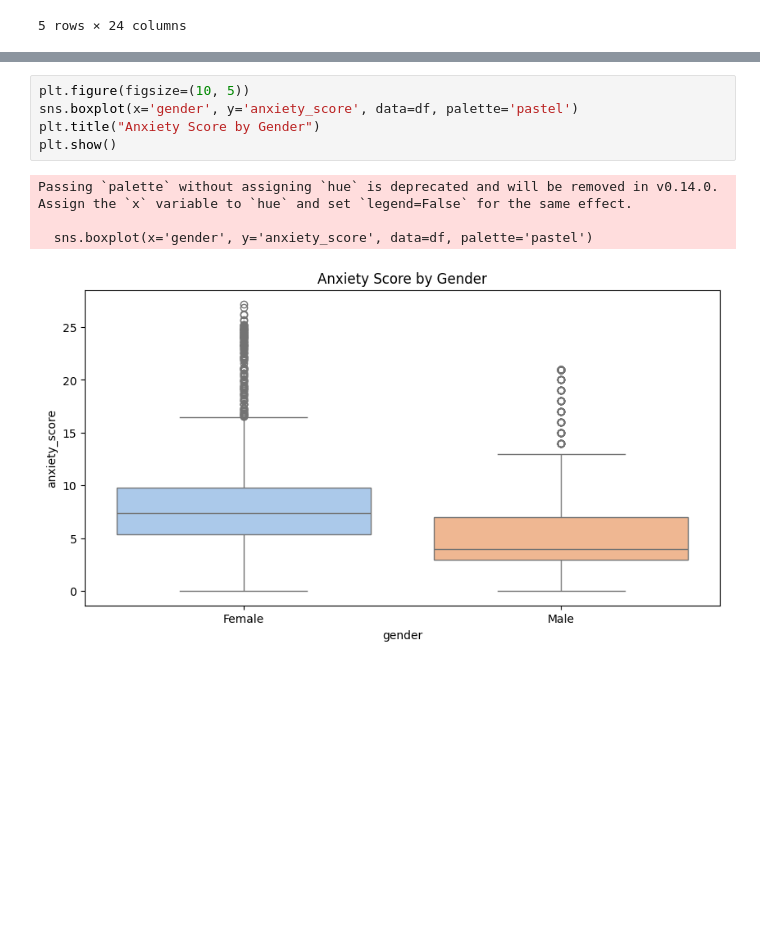
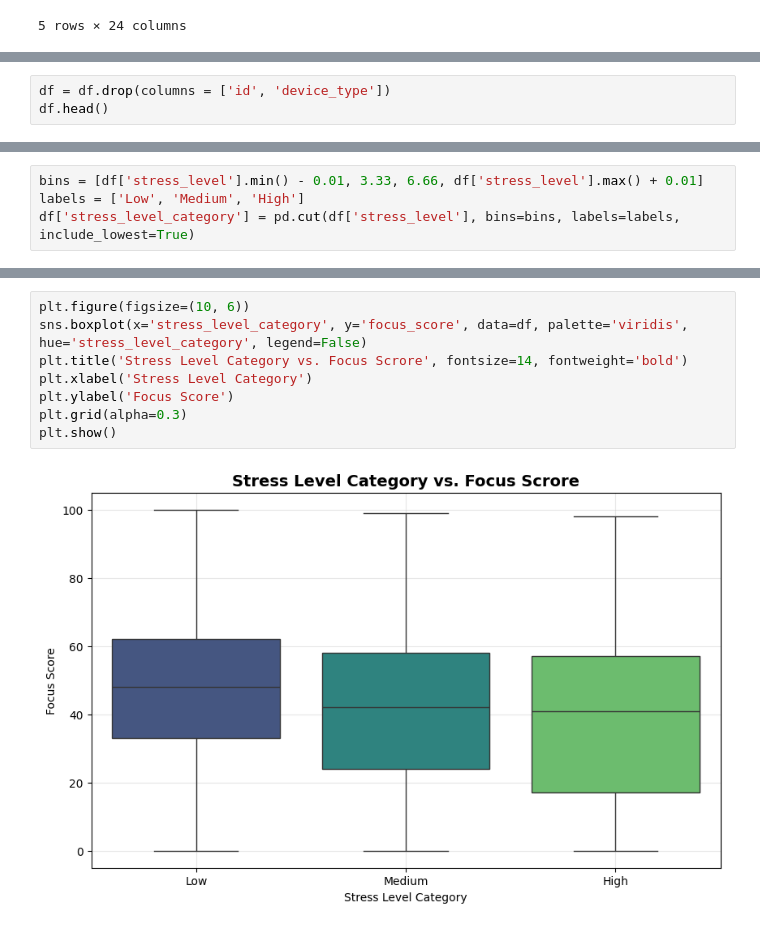
Before and after one commit to Abash05/Kaggle-Team-1---Digital-Habits-and-Mental-Health, a Jupyter notebook: DigitalUseAndMentalHealth.ipynb, the cells around one changed output, grey strips where cells are left out. Saved outputs shown, nothing was run; the diff lists cells and outputs as text; blank space fills up the shorter version.

Commit message:
Revert "Aidan anxiety"

```diff
--- a/DigitalUseAndMentalHealth.ipynb
+++ b/DigitalUseAndMentalHealth.ipynb
@@ -33,0 +103,3 @@ Dataset shape: (3500, 24)
+# %%
+df = df.drop(columns = ['id', 'device_type'])
+df.head()
@@ -43,0 +262,4 @@ plt.show()
+# %%
+bins = [df['stress_level'].min() - 0.01, 3.33, 6.66, df['stress_level'].max() + 0.01]
+labels = ['Low', 'Medium', 'High']
+df['stress_level_category'] = pd.cut(df['stress_level'], bins=bins, labels=labels, include_lowest=True)
@@ -44,11 +276,11 @@ plt.show()
 # %%
-plt.figure(figsize=(10, 5))
-sns.boxplot(x='gender', y='anxiety_score', data=df, palette='pastel')
-plt.title("Anxiety Score by Gender")
+plt.figure(figsize=(10, 6))
+sns.boxplot(x='stress_level_category', y='focus_score', data=df, palette='viridis', hue='stress_level_category', legend=False)
+plt.title('Stress Level Category vs. Focus Scrore', fontsize=14, fontweight='bold')
+plt.xlabel('Stress Level Category')
+plt.ylabel('Focus Score')
+plt.grid(alpha=0.3)
 plt.show()
 # %% [output]
-Passing `palette` without assigning `hue` is deprecated and will be removed in v0.14.0. Assign the `x` variable to `hue` and set `legend=False` for the same effect.
-
-  sns.boxplot(x='gender', y='anxiety_score', data=df, palette='pastel')
-[figure, old version]
+[figure, new version]
 # %%
```
Also changed, not shown: parts of 20 cells of this notebook.
